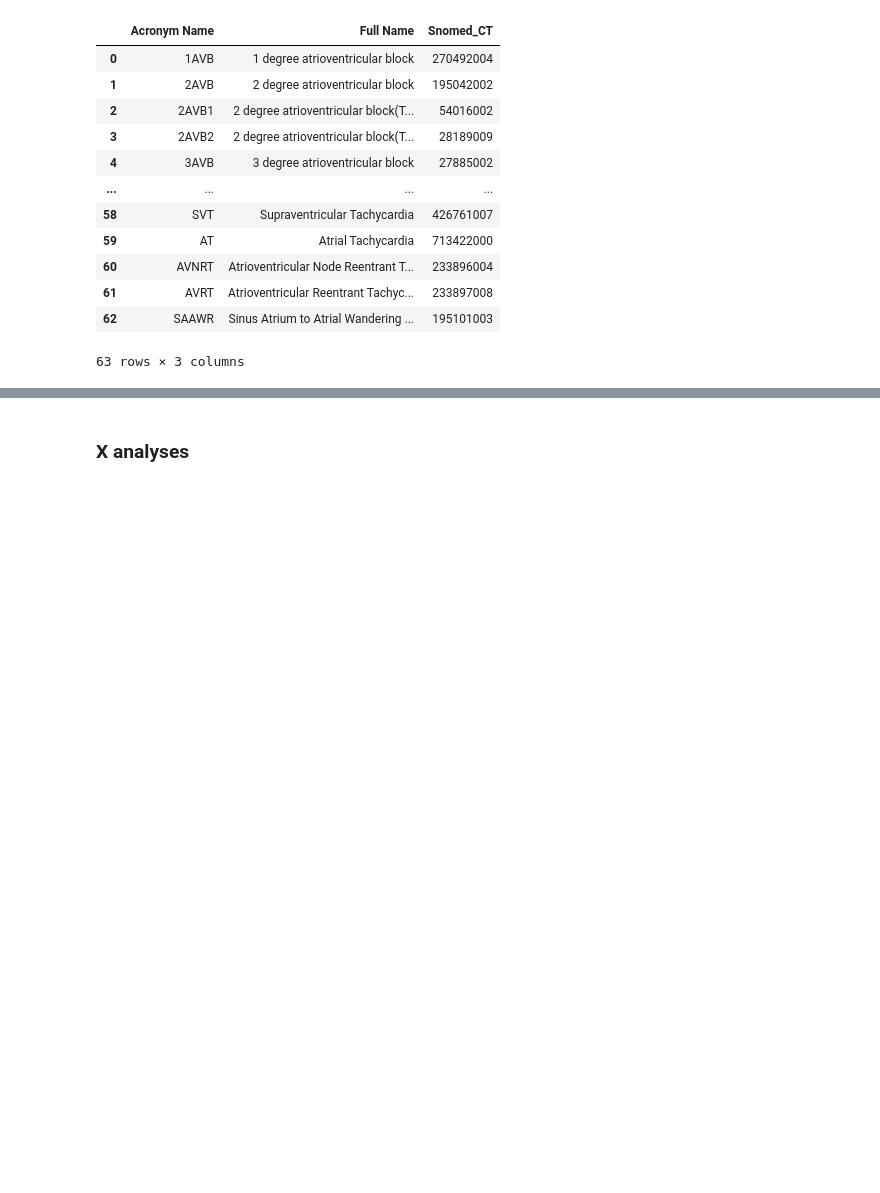
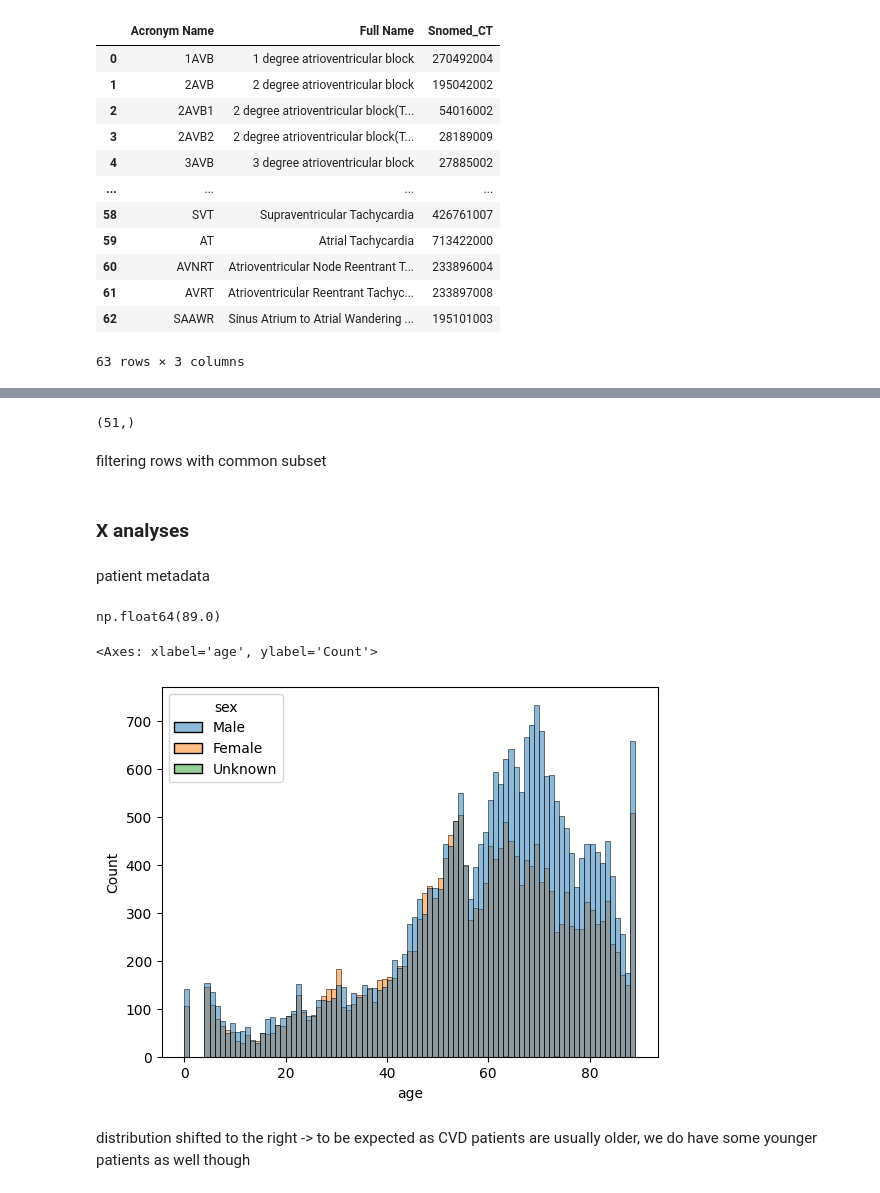
Before and after one commit to Sammuel21/ml-course-fall-2025-fmfi-uk-arrhythmia-study, a Jupyter notebook: notebooks/eda.ipynb, the cells around one changed output, grey strips where cells are left out. Drawn from its saved outputs; the diff is of its cells as text; code cells hidden in the pictures; blank space fills up the shorter version.

```diff
--- a/notebooks/eda.ipynb
+++ b/notebooks/eda.ipynb
@@ -30,6 +33,7 @@ data_dir_folder_path = os.path.abspath(os.path.join(root_dir, DATA_DIR_FOLDER))
 data_dir_path = os.path.abspath(os.path.join(data_dir_folder_path, DATA_DIR))
 # %%
 meta_df = pd.read_csv(metafile)
+meta_df['dx_codes'] = meta_df['dx_codes'].map(json.loads)
 # %% [markdown]
 Descriptives
 # %%
@@ -107,2 +131,25 @@ Name: dx_codes, Length: 45152, dtype: object
+# %%
+common = np.intersect1d(label_codes, dx_codes_set)
+common.shape
+
+# 51 common snomed CT codes
+# %% [output]
+(51,)
+# %% [markdown]
+filtering rows with common subset
 # %% [markdown]
 ### X analyses
+# %% [markdown]
+patient metadata
+# %%
+meta_df['age'].max()
+# %% [output]
+np.float64(89.0)
+# %%
+sns.histplot(meta_df, x='age', hue='sex', bins=89)
+# %% [output]
+<Axes: xlabel='age', ylabel='Count'>
+[figure, added]
+# %% [markdown]
+distribution shifted to the right -> to be expected as CVD patients are usually older, we do have some younger patients
+as well though
```
Also changed, not shown: parts of 8 cells of this notebook, 5 other files.
